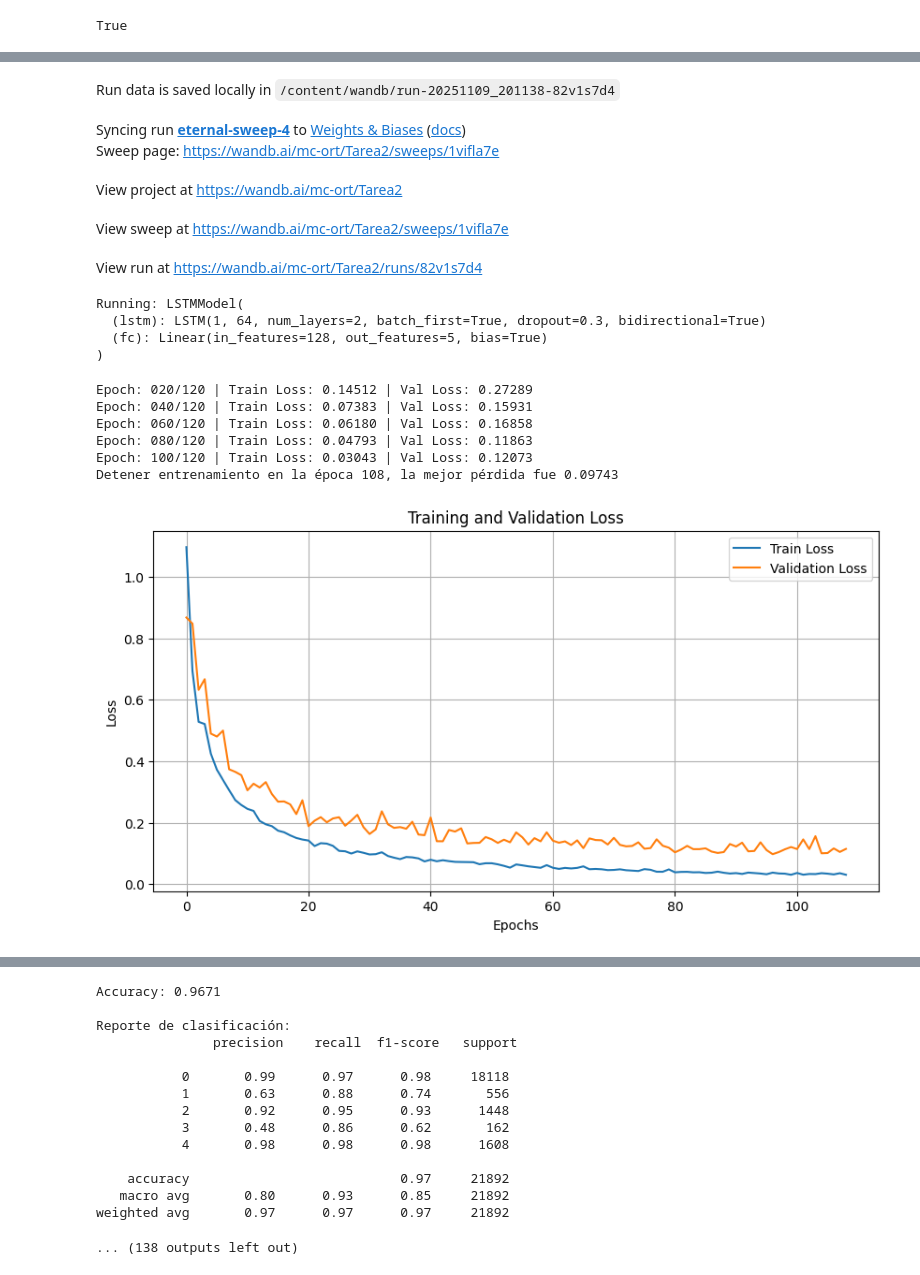
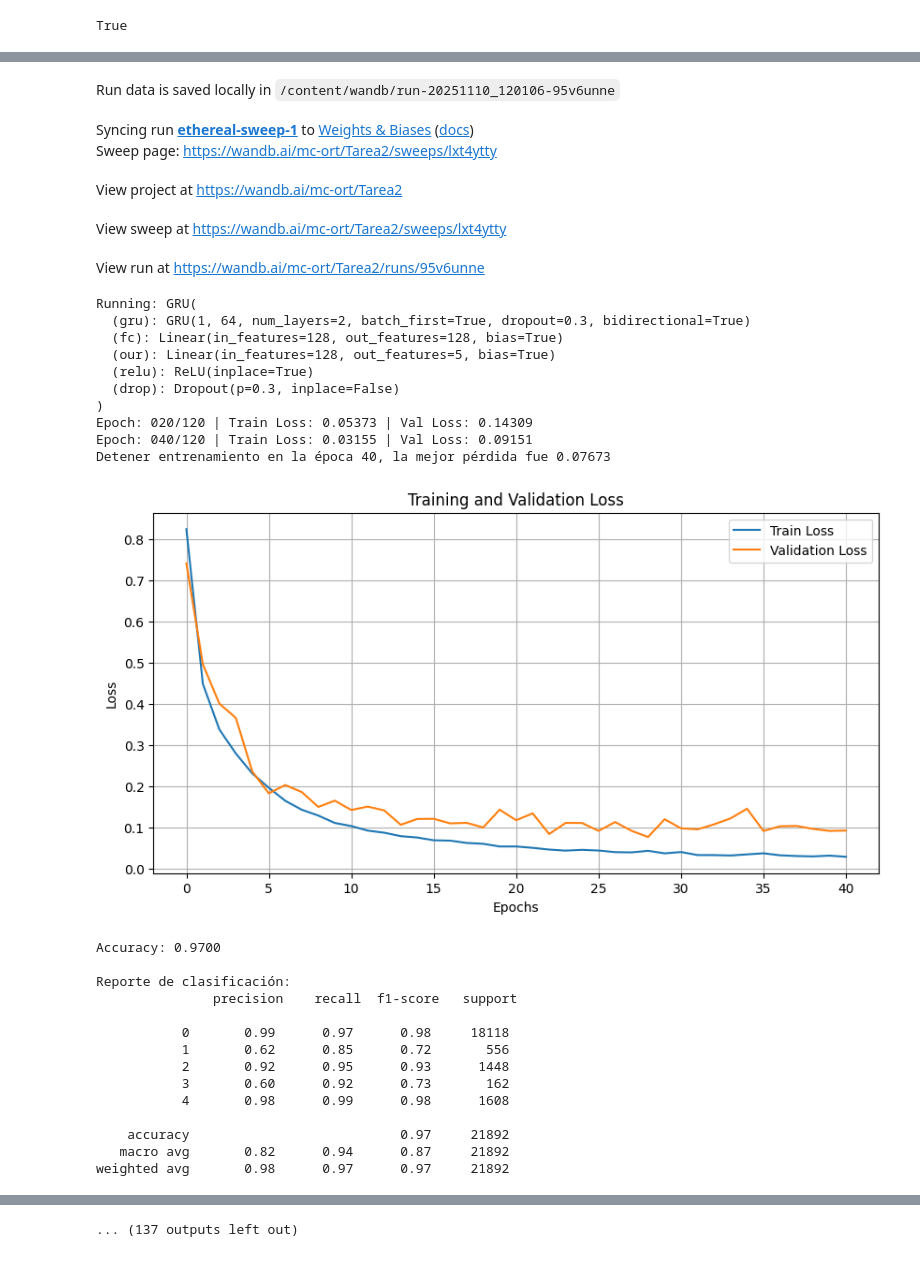
Before and after one commit to carbotton/tdl_tarea_2, a Jupyter notebook: Tarea_2-letra.ipynb, the cells around one changed output, grey strips where cells are left out. Saved outputs shown, nothing was run; the diff lists cells and outputs as text; code cells hidden in the pictures.

Commit message:
wandb gru

```diff
--- a/Tarea_2-letra.ipynb
+++ b/Tarea_2-letra.ipynb
@@ -2277,10 +2277,10 @@ wandb: Appending key for api.wandb.ai to your netrc file: /root/.netrc
 wandb: Currently logged in as: mc241319 (mc-ort) to https://api.wandb.ai. Use `wandb login --relogin` to force relogin
 True
 # %%
-sweep_config = {
-    "name": "Tarea_2",
+sweep_config_gru = {
+    "name": "Tarea_2_GRU",
     "method": "random",
-    "metric": {"name": "macro_f1_score", "goal": "maximize"},
+    "metric": {"name": "val_macro_f1", "goal": "maximize"},
     "parameters": {
         # Optimizador y LR
         "learning_rate": {"distribution": "log_uniform_values", "min": 1e-4, "max": 5e-3},
@@ -2289,7 +2289,7 @@ sweep_config = {
         "label_smoothing": {"values": [0.0, 0.05]},
 
         # Modelo
-        "model"  : {"values": ["gru", "lstm"]},
+        "model"  : {"values": ["gru"]},
         "bidirectional": {"values": [True, False]},
         "use_zscore": {"values": [True, False]},
         "use_augmentation": {"values": [True, False]},
@@ -2298,5 +2298,5 @@ sweep_config = {
     },
 }
 
-sweep_id = wandb.sweep(sweep_config, project=WANDB_PROJECT)
+sweep_id_gru = wandb.sweep(sweep_config_gru, project=WANDB_PROJECT)
 # %% [output]
@@ -2357,7 +2383,7 @@ def sweep_run():
                   )
 
     # guardo pesos temporalmente
-    torch.save(model.state_dict(), "model_{}.pth")
-    wandb.save(f"model.pth")
+    torch.save(model.state_dict(), f"model_{run_model}.pth")
+    wandb.save(f"model_{run_model}.pth")
 
     wandb.finish()
@@ -2364,3 +2392,3 @@ def sweep_run():
 # %%
-wandb.agent(sweep_id, function=sweep_run, count=10)
+wandb.agent(sweep_id_gru, function=sweep_run, count=10)
 # %% [output]
@@ -2376,20 +2404,34 @@ wandb:  use_zscore: False
 wandb: WARNING WANDB_NOTEBOOK_NAME should be a path to a notebook file, couldn't find ./Tarea_2-letra.ipynb.
 [interactive output not drawn]
 Tracking run with wandb version 0.22.3
-Run data is saved locally in /content/wandb/run-20251109_201138-82v1s7d4
+Run data is saved locally in /content/wandb/run-20251110_120106-95v6unne
-Syncing run eternal-sweep-4 to Weights & Biases (docs)
-Sweep page: https://wandb.ai/mc-ort/Tarea2/sweeps/1vifla7e
+Syncing run ethereal-sweep-1 to Weights & Biases (docs)
+Sweep page: https://wandb.ai/mc-ort/Tarea2/sweeps/lxt4ytty
 View project at https://wandb.ai/mc-ort/Tarea2
-View sweep at https://wandb.ai/mc-ort/Tarea2/sweeps/1vifla7e
+View sweep at https://wandb.ai/mc-ort/Tarea2/sweeps/lxt4ytty
-View run at https://wandb.ai/mc-ort/Tarea2/runs/82v1s7d4
+View run at https://wandb.ai/mc-ort/Tarea2/runs/95v6unne
-Running: LSTMModel(
-  (lstm): LSTM(1, 64, num_layers=2, batch_first=True, dropout=0.3, bidirectional=True)
-  (fc): Linear(in_features=128, out_features=5, bias=True)
+Running: GRU(
+  (gru): GRU(1, 64, num_layers=2, batch_first=True, dropout=0.3, bidirectional=True)
+  (fc): Linear(in_features=128, out_features=128, bias=True)
+  (our): Linear(in_features=128, out_features=5, bias=True)
+  (relu): ReLU(inplace=True)
+  (drop): Dropout(p=0.3, inplace=False)
 )
+Epoch: 020/120 | Train Loss: 0.05373 | Val Loss: 0.14309
+Epoch: 040/120 | Train Loss: 0.03155 | Val Loss: 0.09151
+Detener entrenamiento en la época 40, la mejor pérdida fue 0.07673
+[figure, new version]
-Epoch: 020/120 | Train Loss: 0.14512 | Val Loss: 0.27289
-Epoch: 040/120 | Train Loss: 0.07383 | Val Loss: 0.15931
-Epoch: 060/120 | Train Loss: 0.06180 | Val Loss: 0.16858
-Epoch: 080/120 | Train Loss: 0.04793 | Val Loss: 0.11863
-Epoch: 100/120 | Train Loss: 0.03043 | Val Loss: 0.12073
-Detener entrenamiento en la época 108, la mejor pérdida fue 0.09743
+Accuracy: 0.9700
+
+Reporte de clasificación:
+               precision    recall  f1-score   support
+
+           0       0.99      0.97      0.98     18118
+           1       0.62      0.85      0.72       556
+           2       0.92      0.95      0.93      1448
+           3       0.60      0.92      0.73       162
+           4       0.98      0.99      0.98      1608
+
+    accuracy                           0.97     21892
+   macro avg       0.82      0.94      0.87     21892
+weighted avg       0.98      0.97      0.97     21892
-[figure, old version]
@@ -2396,15 +2439 @@ Detener entrenamiento en la época 108, la mejor pérdida fue 0.09743
-Accuracy: 0.9671
-
-Reporte de clasificación:
-               precision    recall  f1-score   support
-
-           0       0.99      0.97      0.98     18118
-           1       0.63      0.88      0.74       556
-           2       0.92      0.95      0.93      1448
-           3       0.48      0.86      0.62       162
-           4       0.98      0.98      0.98      1608
-
-    accuracy                           0.97     21892
-   macro avg       0.80      0.93      0.85     21892
-weighted avg       0.97      0.97      0.97     21892
+... (137 outputs left out)
-... (138 outputs left out)
```
Also changed, not shown: parts of 11 cells of this notebook.
